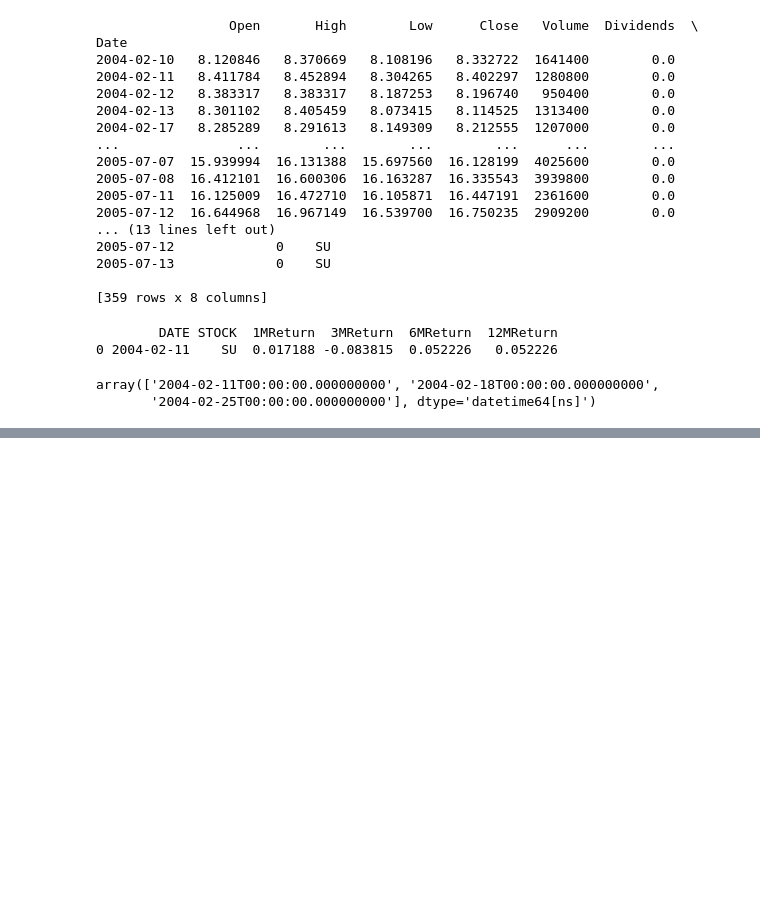
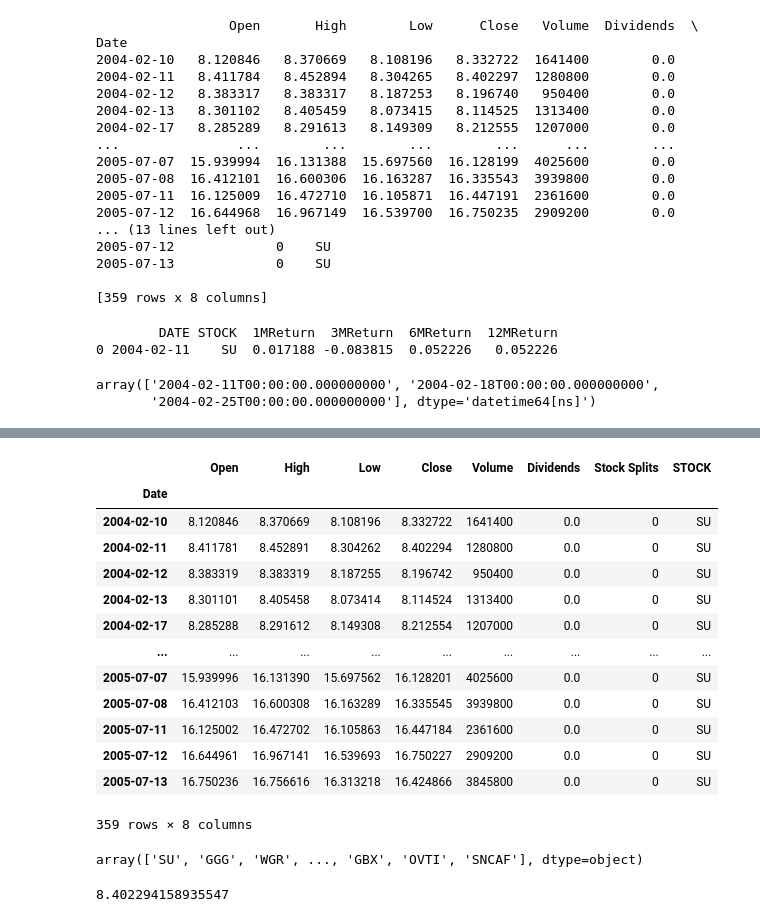
Before and after one commit to WojciechDopieralski/Finance_ML, a Jupyter notebook: Finance_ML/main_notebook.ipynb, the cells around one changed output, grey strips where cells are left out. Drawn from its saved outputs; the diff is of its cells as text; code cells hidden in the pictures; blank space fills up the shorter version.

Commit message:
add function get return on date

```diff
--- a/Finance_ML/main_notebook.ipynb
+++ b/Finance_ML/main_notebook.ipynb
@@ -183,0 +199,23 @@ def calculate_returns_for_companies(list_of_dates,list_of_companies,df):
+# %%
+test = get_history_data("GGG",start_date,final_date)
+# %%
+test
+# %% [output]
+|  | Open | High | Low | Close | Volume | Dividends | Stock Splits | STOCK |
+| Date |  |  |  |  |  |  |  |  |
+| 2004-02-10 | 8.120846 | 8.370669 | 8.108196 | 8.332722 | 1641400 | 0.0 | 0 | SU |
+| 2004-02-11 | 8.411781 | 8.452891 | 8.304262 | 8.402294 | 1280800 | 0.0 | 0 | SU |
+| 2004-02-12 | 8.383319 | 8.383319 | 8.187255 | 8.196742 | 950400 | 0.0 | 0 | SU |
+| 2004-02-13 | 8.301101 | 8.405458 | 8.073414 | 8.114524 | 1313400 | 0.0 | 0 | SU |
+| 2004-02-17 | 8.285288 | 8.291612 | 8.149308 | 8.212554 | 1207000 | 0.0 | 0 | SU |
+| ... | ... | ... | ... | ... | ... | ... | ... | ... |
+| 2005-07-07 | 15.939996 | 16.131390 | 15.697562 | 16.128201 | 4025600 | 0.0 | 0 | SU |
+| 2005-07-08 | 16.412103 | 16.600308 | 16.163289 | 16.335545 | 3939800 | 0.0 | 0 | SU |
+| 2005-07-11 | 16.125002 | 16.472702 | 16.105863 | 16.447184 | 2361600 | 0.0 | 0 | SU |
+| 2005-07-12 | 16.644961 | 16.967141 | 16.539693 | 16.750227 | 2909200 | 0.0 | 0 | SU |
+| 2005-07-13 | 16.750236 | 16.756616 | 16.313218 | 16.424866 | 3845800 | 0.0 | 0 | SU |
+359 rows × 8 columns
+# %%
+list_of_companies
+# %% [output]
+array(['SU', 'GGG', 'WGR', ..., 'GBX', 'OVTI', 'SNCAF'], dtype=object)
@@ -183,0 +230,4 @@ def calculate_returns_for_companies(list_of_dates,list_of_companies,df):
+# %%
+print(get_return_on_date("2004-02-11",test))
+# %% [output]
+8.402294158935547
```
Also changed, not shown: parts of 4 cells of this notebook.
